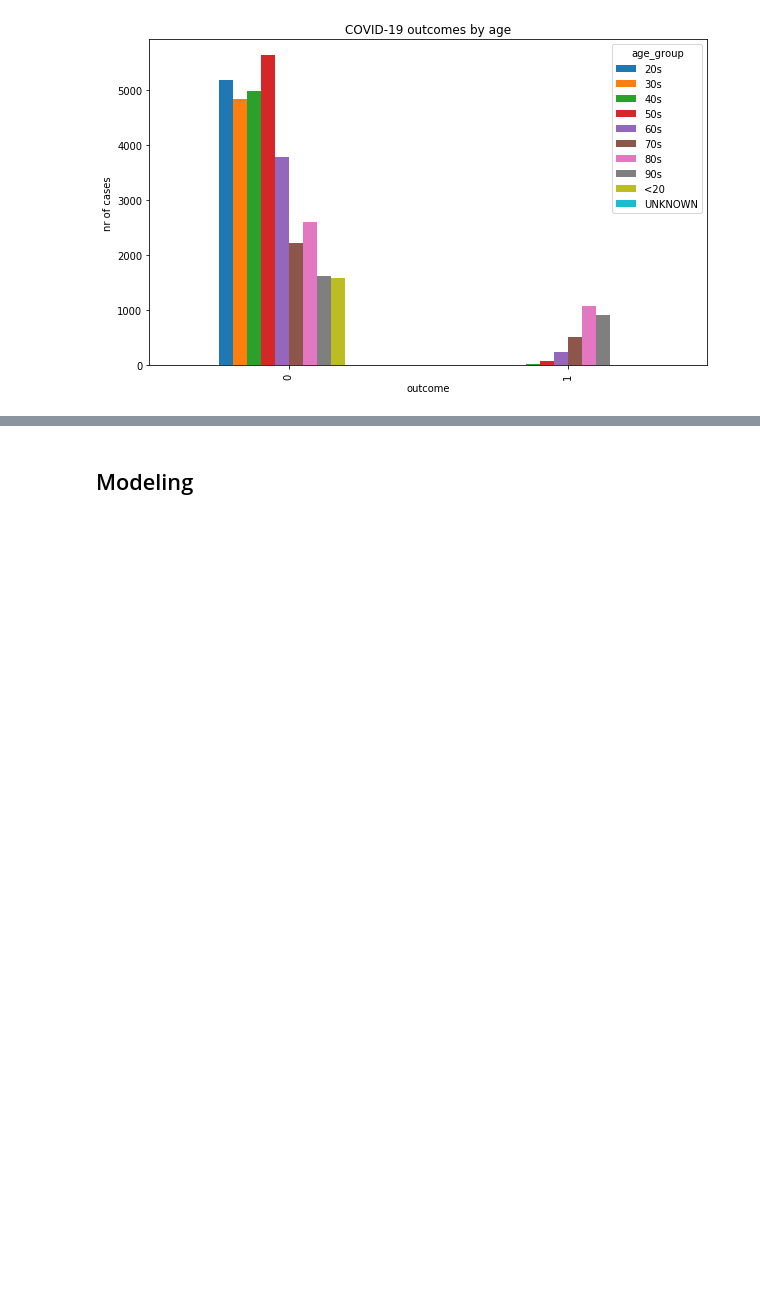
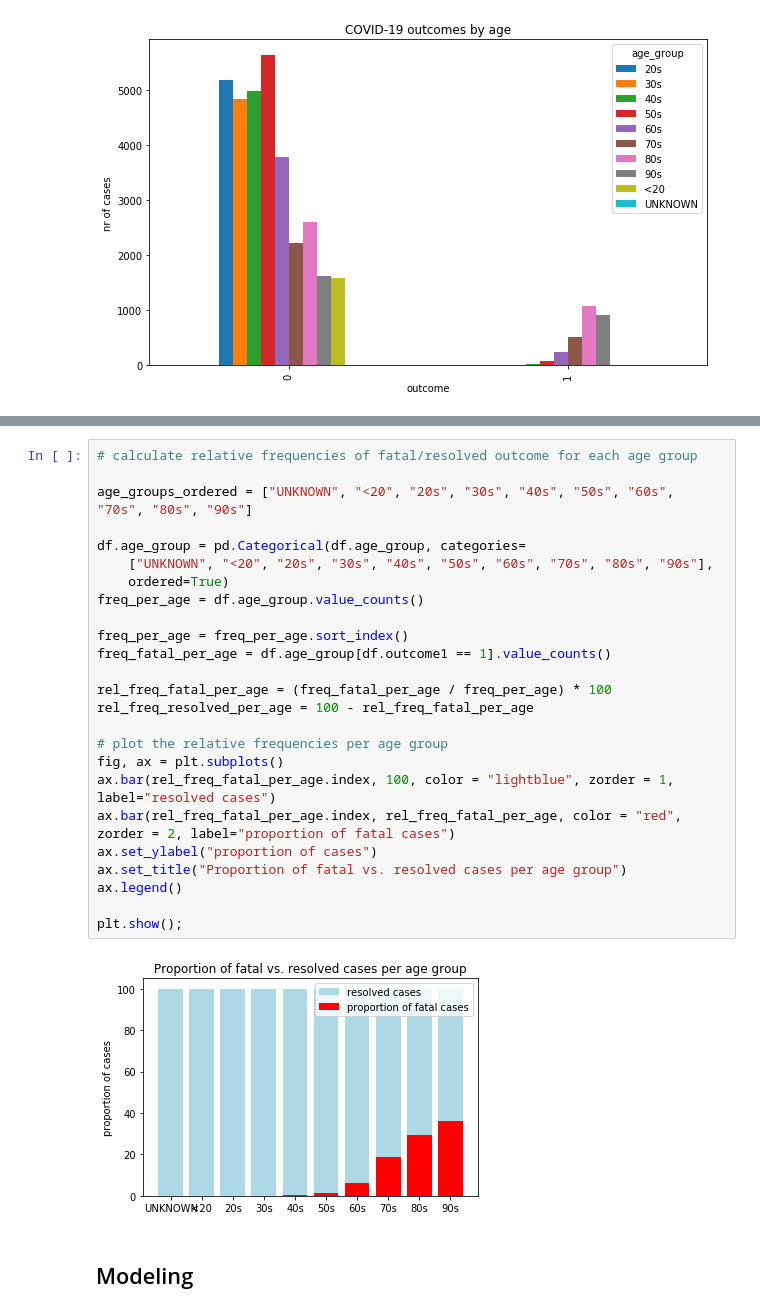
Before and after one commit to janinaschuhmacher/covid-19-data-analysis, a Jupyter notebook: Sample Project COVID-19.ipynb, the cells around one changed output, grey strips where cells are left out. Cells and saved outputs as stored; diff of their text form; blank space fills up the shorter version.

Commit message:
added visualization of relative outcome frequency per age group)

```diff
--- a/Sample Project COVID-19.ipynb
+++ b/Sample Project COVID-19.ipynb
@@ -206,3 +178,30 @@ corr_matrix
+# %%
+# calculate relative frequencies of fatal/resolved outcome for each age group
+
+age_groups_ordered = ["UNKNOWN", "<20", "20s", "30s", "40s", "50s", "60s", "70s", "80s", "90s"]
+
+df.age_group = pd.Categorical(df.age_group, categories=
+    ["UNKNOWN", "<20", "20s", "30s", "40s", "50s", "60s", "70s", "80s", "90s"],
+    ordered=True)
+freq_per_age = df.age_group.value_counts()
+
+freq_per_age = freq_per_age.sort_index()
+freq_fatal_per_age = df.age_group[df.outcome1 == 1].value_counts()
+
+rel_freq_fatal_per_age = (freq_fatal_per_age / freq_per_age) * 100
+rel_freq_resolved_per_age = 100 - rel_freq_fatal_per_age
+
+# plot the relative frequencies per age group
+fig, ax = plt.subplots()
+ax.bar(rel_freq_fatal_per_age.index, 100, color = "lightblue", zorder = 1, label="resolved cases")
+ax.bar(rel_freq_fatal_per_age.index, rel_freq_fatal_per_age, color = "red", zorder = 2, label="proportion of fatal cases")
+ax.set_ylabel("proportion of cases")
+ax.set_title("Proportion of fatal vs. resolved cases per age group")
+ax.legend()
+
+plt.show();
+# %% [output]
+[figure, added]
 # %% [markdown]
 ## Modeling
 # %%
```
Also changed, not shown: parts of 36 cells of this notebook.
